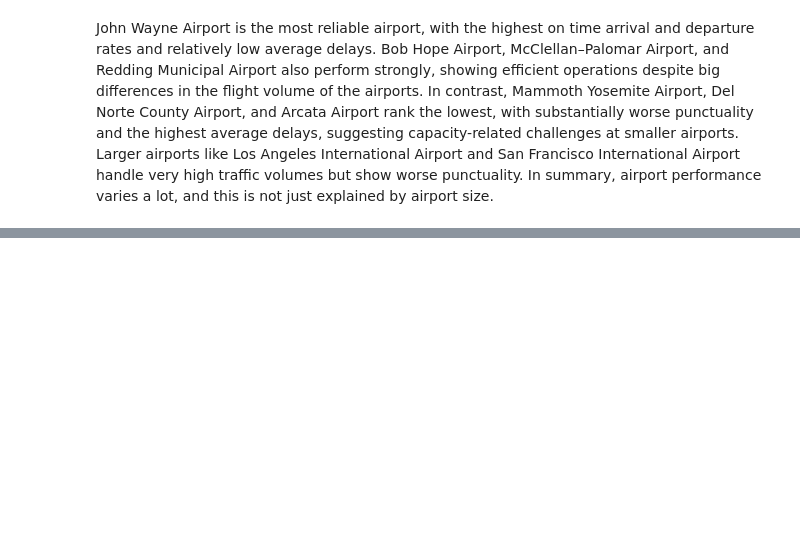
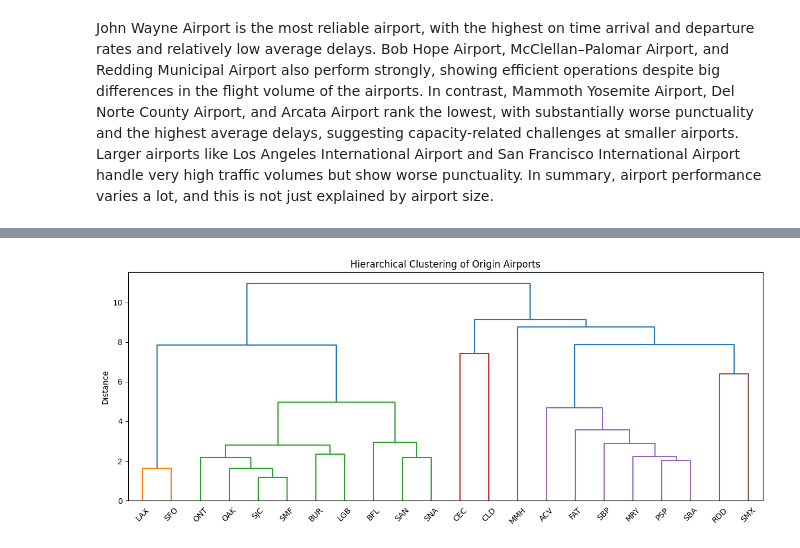
Before and after one commit to UCB-stat-159-f25/final-group21, a Jupyter notebook: EDA.ipynb, the cells around one changed output, grey strips where cells are left out. Drawn from its saved outputs; the diff is of its cells as text; code cells hidden in the pictures; blank space fills up the shorter version.

```diff
--- a/EDA.ipynb
+++ b/EDA.ipynb
@@ -231,0 +342,8 @@ John Wayne Airport is the most reliable airport, with the highest on time arriva
+# %%
+hierarchical_clustering(
+    airport_summary_full.values,
+    airport_summary_full.index.astype(str).values,
+    "Hierarchical Clustering of Origin Airports"
+)
+# %% [output]
+[figure, added]
```
Also changed, not shown: parts of 10 cells of this notebook.
